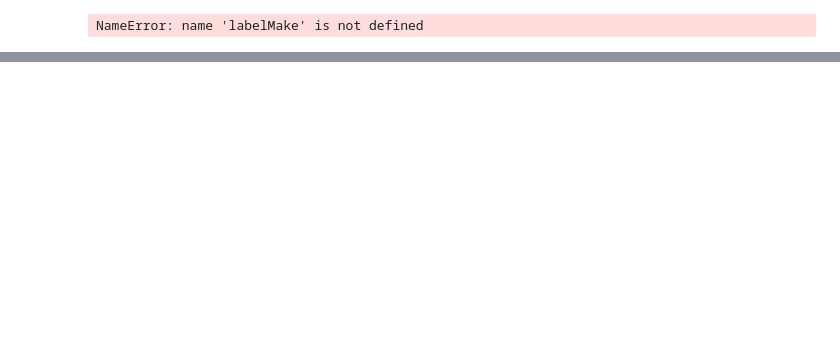
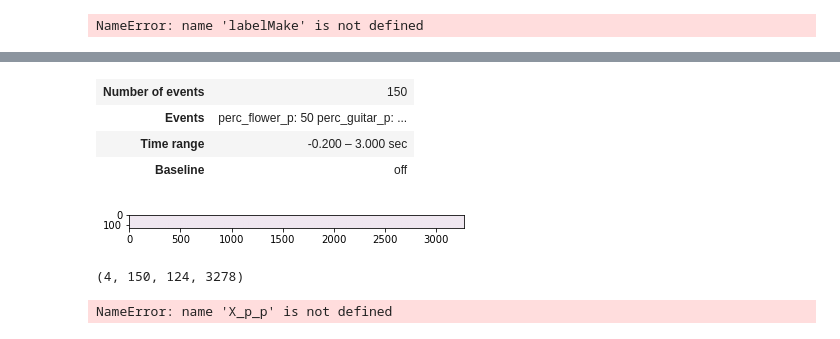
Before and after one commit to Ray-XXX-eee/Diss-Multimodal-EEG, a Jupyter notebook: MAIN.ipynb, the cells around one changed output, grey strips where cells are left out. Saved outputs shown, nothing was run; the diff lists cells and outputs as text; code cells hidden in the pictures; blank space fills up the shorter version.

```diff
--- a/MAIN.ipynb
+++ b/MAIN.ipynb
@@ -204,2 +161,4 @@ dir(model)
 # %%
-sub_12_data.keys()
+og_epoch = {'imagine_orthographic_epochs' : og_epoch[0] ,'imagine_pictorial_epochs' : og_epoch[1],
+            'imagine_audio_epochs' : og_epoch[2],'perception_orthographic_epochs' : og_epoch[3],
+            'perception_pictorial_epochs' : og_epoch[4],'perception_audio_epochs' : og_epoch[5]}
@@ -207,0 +165,3 @@ AttributeError: 'list' object has no attribute 'keys'
+# %%
+epochs = og_epoch['perception_pictorial_epochs']
+epochs_np = epochs.get_data()
@@ -218,0 +421,18 @@ NameError: name 'labelMake' is not defined
+# %%
+epochs
+# %% [output]
+| Number of events | 150 |
+| Events | perc_flower_p: 50 perc_guitar_p: ... |
+| Time range | -0.200 – 3.000 sec |
+| Baseline | off |
+# %%
+coefs , freq = pywt.cwt(epochs,frequencies,'morl')
+# %%
+plt.imshow(coefs[0][0], cmap='PRGn')
+plt.show() # doctest: +SKIP
+# %% [output]
+[figure, added]
+# %%
+coefs.shape
+# %% [output]
+(4, 150, 124, 3278)
@@ -218,0 +441,6 @@ NameError: name 'labelMake' is not defined
+# %%
+frequencies = np.arange(1, 16, 1)
+cwt_per_pic_ = mne.time_frequency.tfr_array_morlet(X_p_p,sfreq=1024, n_cycles=2,
+                                      freqs=frequencies)
+# %% [output]
+NameError: name 'X_p_p' is not defined
```
Also changed, not shown: parts of 50 cells of this notebook, 2 other files.
